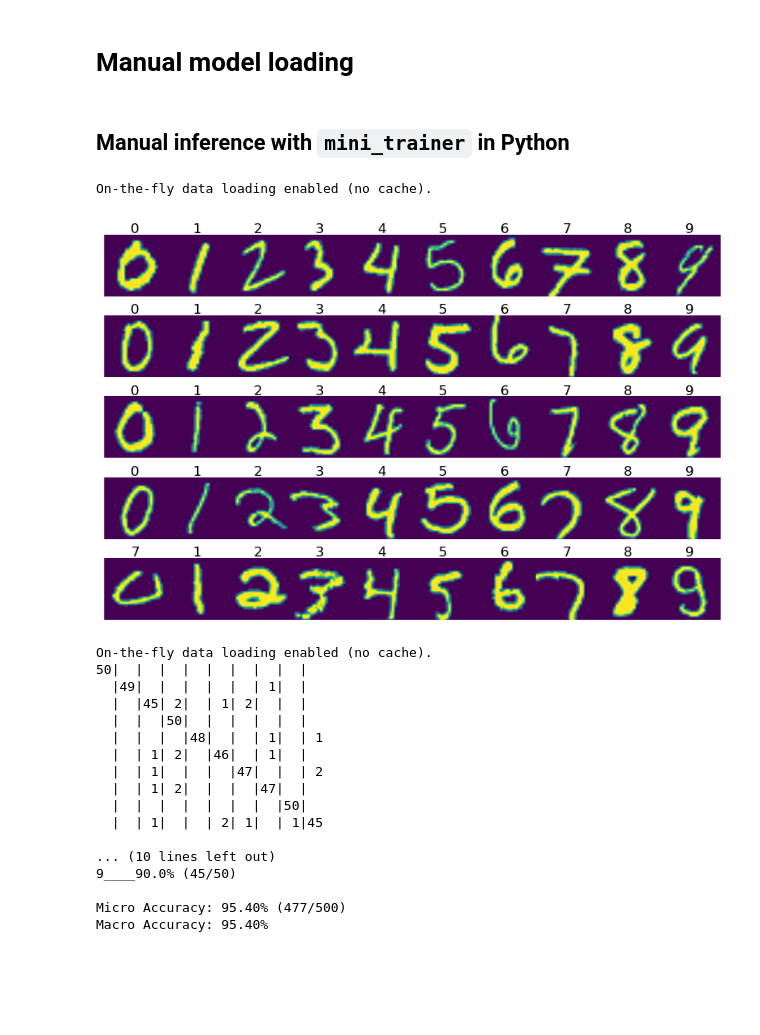
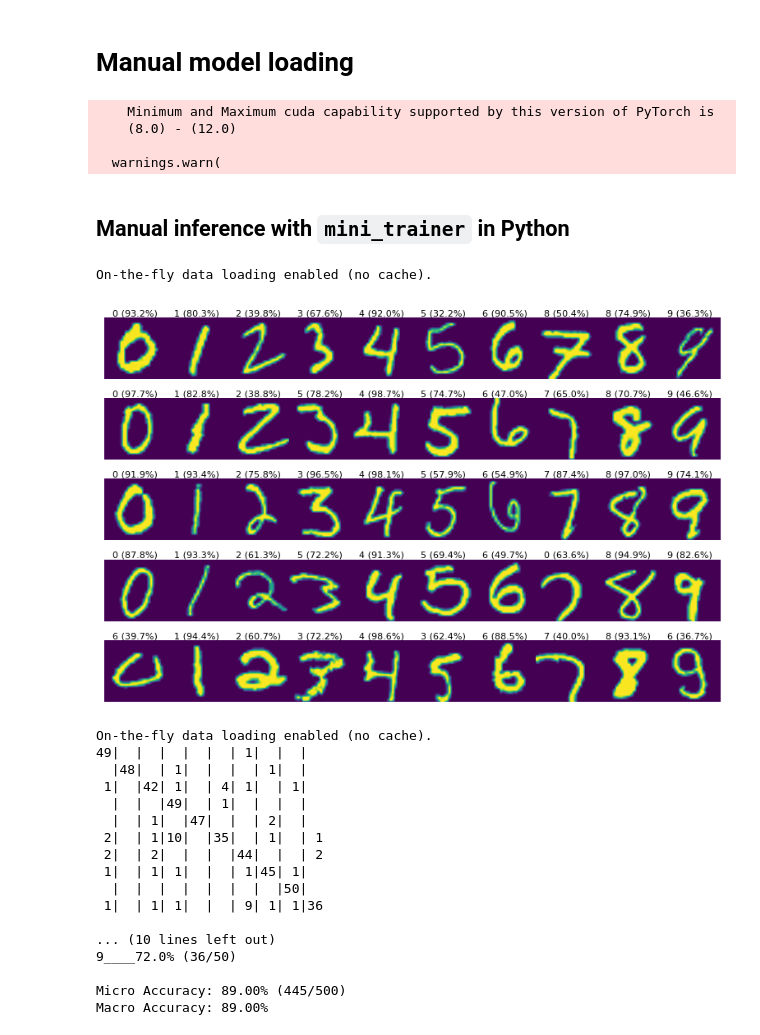
Before and after one commit to asgersvenning/mini_trainer, a Jupyter notebook: examples/mnist.ipynb, the cells around one changed output. Saved outputs shown, nothing was run; the diff lists cells and outputs as text; code cells hidden in the pictures; blank space fills up the shorter version.

Commit message:
Development on more interoperable weights and better userfriendly interface with predict

```diff
--- a/examples/mnist.ipynb
+++ b/examples/mnist.ipynb
@@ -156,67 +156,79 @@ device, dtype = torch.device("cuda:0"), torch.float32
 
 # mini_trainer.classifier.Classifier.build can equally be used
 model, mproc = BaseBuilder.build_model(
-    weights="mnist/efficientnet_b0_full_e15/weights/best.pt",
+    weights="mnist/efficientnet_b0_full_e5/weights/best.pt",
     device=device,
     dtype=dtype
 )
 model.eval()
 pass
+# %% [output]
+    Minimum and Maximum cuda capability supported by this version of PyTorch is
+    (8.0) - (12.0)
+
+  warnings.warn(
 # %% [markdown]
 ## Manual inference with `mini_trainer` in Python
 # %%
 from matplotlib import pyplot as plt
 from matplotlib.axes import Axes
 
 from mini_trainer.utils.io import LazyDataset
 from mini_trainer.utils.logging import BaseResultCollector
+from mini_trainer.classifier import predict
 
 images = [f"mnist/test/{i % 10}/{i}.png" for i in range(50)]
 ds = LazyDataset(mproc, images)
 
 fig, axs = plt.subplots(5, 10, figsize=(7.5, 5))
 for i, ax in enumerate(axs.flatten()):
     tim = ds[i]
     with torch.inference_mode():
-        prediction = model(tim.unsqueeze(0).to(device))
+        x = tim.unsqueeze(0).to(device)
+        prediction = predict(model, x, 3)[0]
     if not isinstance(ax, Axes):
         raise TypeError()
-    ax.matshow(tim.permute(1, 2, 0).cpu().mean(dim=2))
-    ax.set_title(prediction.argmax().item(), pad=0, y=1.025)
+    ax.matshow(x[0, 0, ...].cpu())
+    ax.set_title(f'{prediction[0].label} ({prediction[0].confidence:.1%})', pad=0, y=1.025, fontdict={"fontsize" : 8})
     ax.axis("off")
 
 plt.tight_layout(pad=0)
 plt.show()
 # %% [output]
 On-the-fly data loading enabled (no cache).
-[figure, old version]
+[figure, new version]
 # %%
-results = BaseResultCollector({i : f'{i}' for i in range(10)}, {f'{i}' : i for i in range(10)}, True, additional_attributes=["labels"])
+from mini_trainer.classifier import classification_module
+results = BaseResultCollector(
+    model=model,
+    verbose=True,
+    additional_attributes=["labels"]
+)
 images = [f"mnist/test/{(i + 1) % 10}/{i}.png" for i in range(500)]
 ds = LazyDataset(mproc, images)
 for b in range(len(ds) // 5):
     bis = list(range(b * 5, b * 5 + 5))
     with torch.no_grad():
-        predictions = model(torch.stack([ds[i] for i in bis]).to(device))
+        predictions = predict(model, torch.stack([ds[i] for i in bis]).to(device), 1)
     bims = [images[i] for i in bis]
     results.collect(bims, predictions, labels=[im.split("/")[-2] for im in bims])
 results.evaluate()
 pass
 # %% [output]
 On-the-fly data loading enabled (no cache).
-50|  |  |  |  |  |  |  |  |
-  |49|  |  |  |  |  | 1|  |
-  |  |45| 2|  | 1| 2|  |  |
-  |  |  |50|  |  |  |  |  |
-  |  |  |  |48|  |  | 1|  | 1
-  |  | 1| 2|  |46|  | 1|  |
-  |  | 1|  |  |  |47|  |  | 2
-  |  | 1| 2|  |  |  |47|  |
+49|  |  |  |  |  | 1|  |  |
+  |48|  | 1|  |  |  | 1|  |
+ 1|  |42| 1|  | 4| 1|  | 1|
+  |  |  |49|  | 1|  |  |  |
+  |  | 1|  |47|  |  | 2|  |
+ 2|  | 1|10|  |35|  | 1|  | 1
+ 2|  | 2|  |  |  |44|  |  | 2
+ 1|  | 1| 1|  |  | 1|45| 1|
   |  |  |  |  |  |  |  |50|
-  |  | 1|  |  | 2| 1|  | 1|45
+ 1|  | 1| 1|  |  | 9| 1| 1|36
 
 ... (10 lines left out)
-9____90.0% (45/50)
+9____72.0% (36/50)
 
-Micro Accuracy: 95.40% (477/500)
-Macro Accuracy: 95.40%
+Micro Accuracy: 89.00% (445/500)
+Macro Accuracy: 89.00%
```
Also changed, not shown: parts of 1 cell of this notebook, 8 other files.
